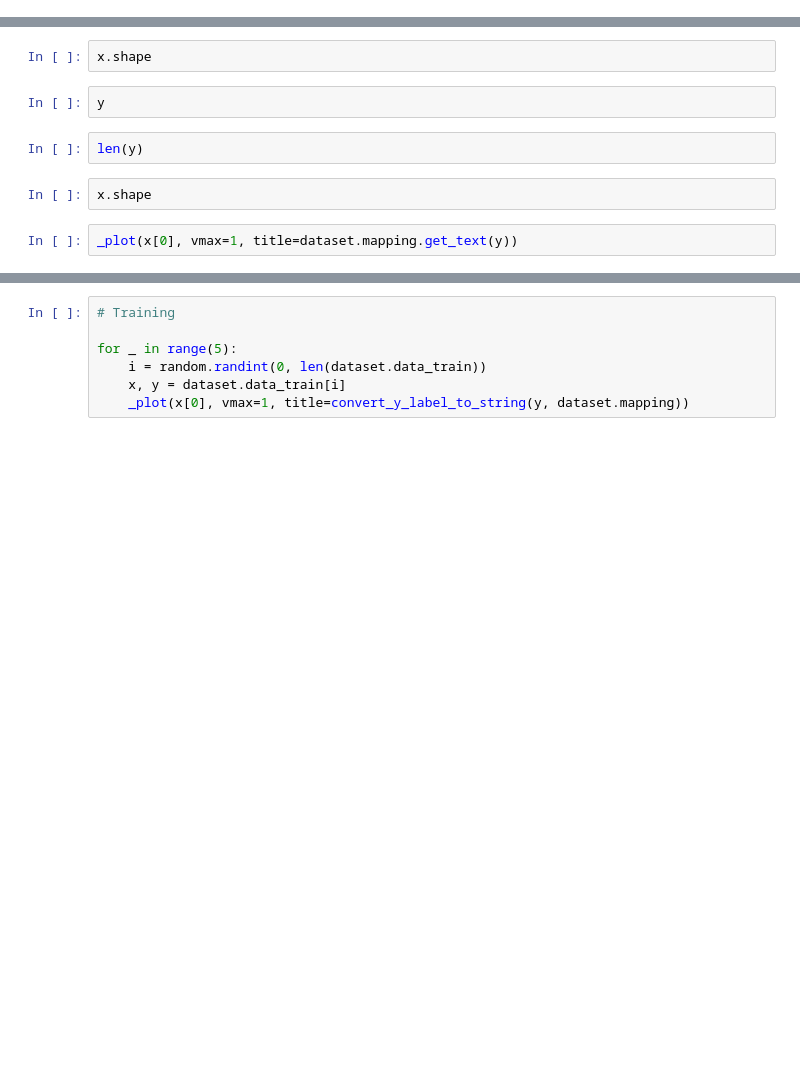
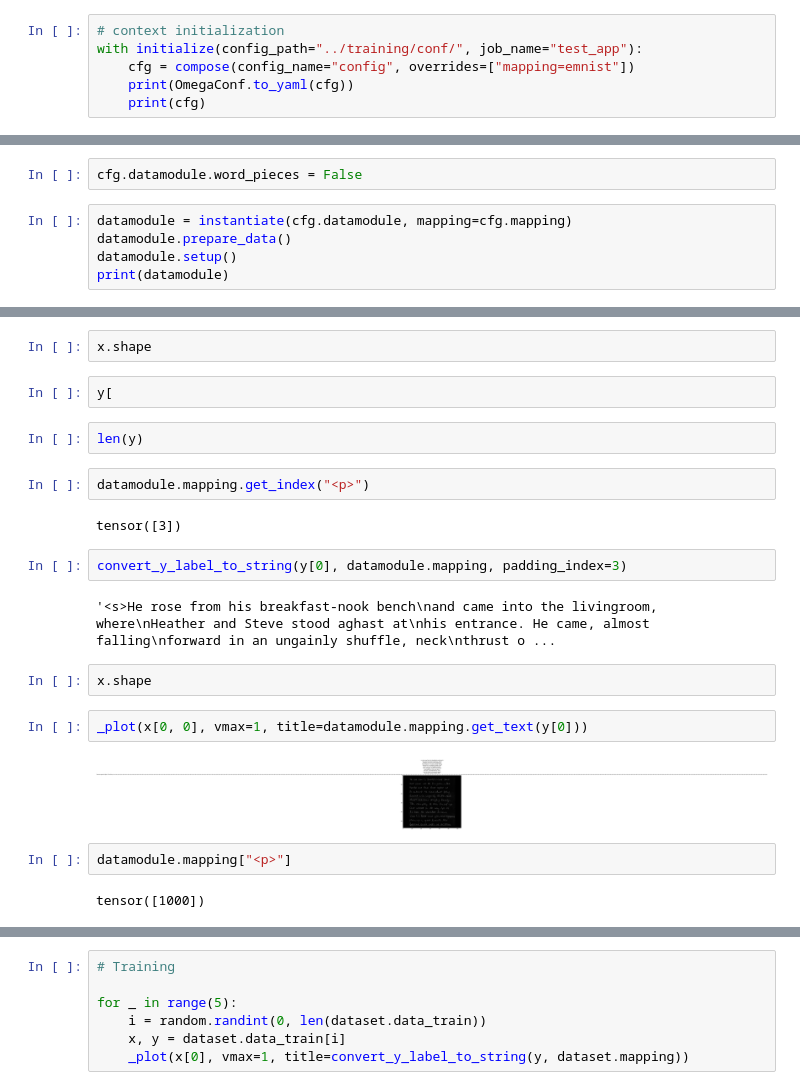
Before and after one commit to aktersnurra/text-recognizer, a Jupyter notebook: notebooks/03-look-at-iam-paragraphs.ipynb, the cells around one changed output, grey strips where cells are left out. Cells and saved outputs as stored; diff of their text form; blank space fills up the shorter version.

```diff
--- a/notebooks/03-look-at-iam-paragraphs.ipynb
+++ b/notebooks/03-look-at-iam-paragraphs.ipynb
@@ -30,0 +35,6 @@ def convert_y_label_to_string(y, mapping, padding_index=3):
+# %%
+# context initialization
+with initialize(config_path="../training/conf/", job_name="test_app"):
+    cfg = compose(config_name="config", overrides=["mapping=emnist"])
+    print(OmegaConf.to_yaml(cfg))
+    print(cfg)
@@ -30,0 +59,7 @@ def convert_y_label_to_string(y, mapping, padding_index=3):
+# %%
+cfg.datamodule.word_pieces = False
+# %%
+datamodule = instantiate(cfg.datamodule, mapping=cfg.mapping)
+datamodule.prepare_data()
+datamodule.setup()
+print(datamodule)
@@ -49,10 +98,24 @@ x, y = dataset.data_train[0]
 # %%
 x.shape
 # %%
-y
+y[
 # %%
 len(y)
+# %%
+datamodule.mapping.get_index("<p>")
+# %% [output]
+tensor([3])
+# %%
+convert_y_label_to_string(y[0], datamodule.mapping, padding_index=3)
+# %% [output]
+'<s>He rose from his breakfast-nook bench\nand came into the livingroom, where\nHeather and Steve stood aghast at\nhis entrance. He came, almost falling\nforward in an ungainly shuffle, neck\nthrust o ...
 # %%
 x.shape
 # %%
-_plot(x[0], vmax=1, title=dataset.mapping.get_text(y))
+_plot(x[0, 0], vmax=1, title=datamodule.mapping.get_text(y[0]))
+# %% [output]
+[figure, added]
+# %%
+datamodule.mapping["<p>"]
+# %% [output]
+tensor([1000])
```
Also changed, not shown: parts of 8 cells of this notebook, 6 other files.
